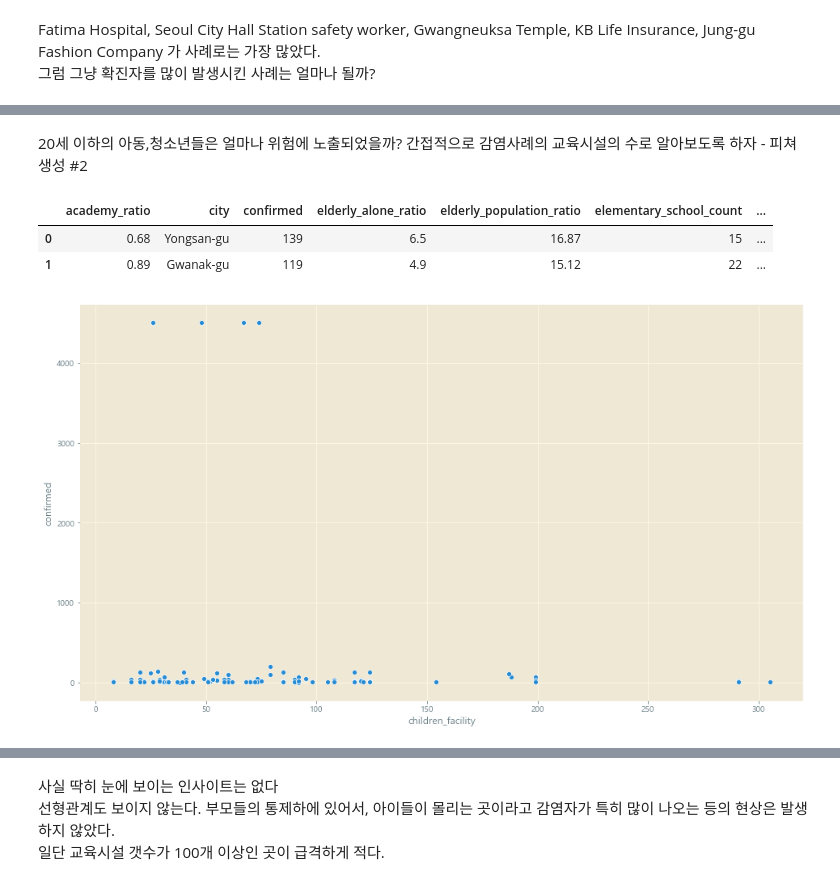
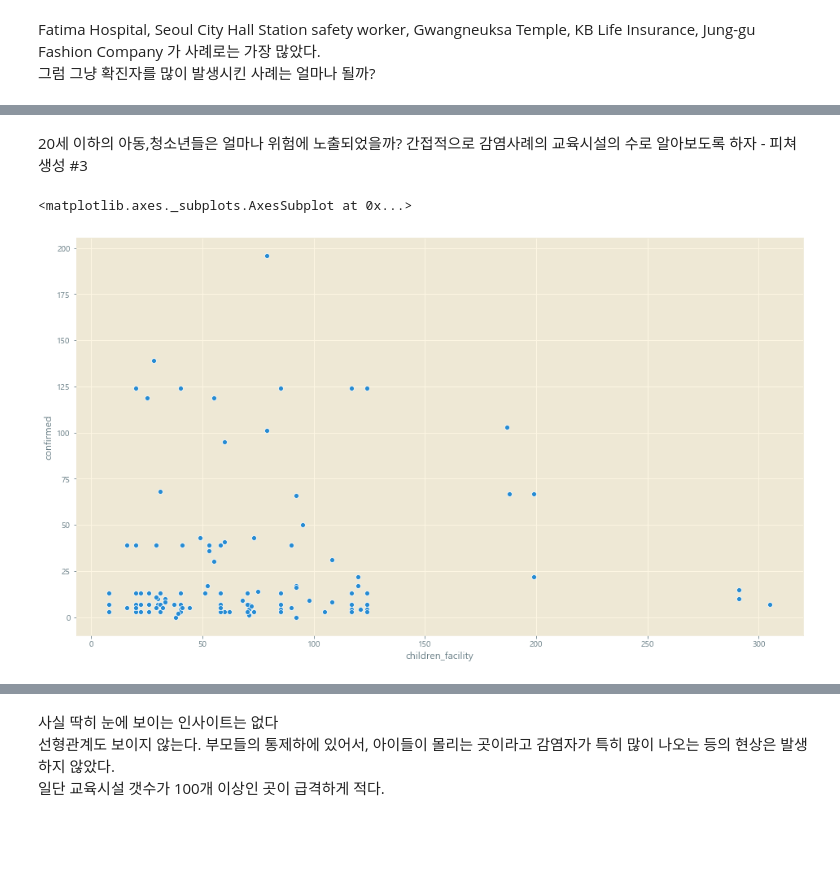
Before and after one commit to cryingjin/Today-I-Learned, a Jupyter notebook: week1_EDA_yj.ipynb, the cells around one changed output, grey strips where cells are left out. Saved outputs shown, nothing was run; the diff lists cells and outputs as text; code cells hidden in the pictures; blank space fills up the shorter version.

```diff
--- a/week1_EDA_yj.ipynb
+++ b/week1_EDA_yj.ipynb
@@ -300,0 +305,4 @@ Index(['academy_ratio', 'city', 'confirmed', 'elderly_alone_ratio',
+# %%
+# replace(old_val, new_val) 사용
+processed_data['latitude_x'] = processed_data['latitude_x'].replace('-',np.nan)
+processed_data['longitude_x'] = processed_data['longitude_x'].replace('-',np.nan)
@@ -300,0 +326,3 @@ Index(['academy_ratio', 'city', 'confirmed', 'elderly_alone_ratio',
+# %%
+processed_data.dropna(inplace=True)
+processed_data.info()
@@ -541,0 +545,3 @@ confirmed200.head()
+# %%
+ processed_data['numbers_level'] = processed_data.confirmed.map(lambda x: "low" if x <= 10 else ("high" if x > 50 else "mid"))
+ processed_data.head(10)
@@ -542,17 +578,11 @@ confirmed200.head()
 # %% [markdown]
-20세 이하의 아동,청소년들은 얼마나 위험에 노출되었을까? 간접적으로 감염사례의 교육시설의 수로 알아보도록 하자 - 피쳐생성 #2
+20세 이하의 아동,청소년들은 얼마나 위험에 노출되었을까? 간접적으로 감염사례의 교육시설의 수로 알아보도록 하자 - 피쳐생성 #3
-# %%
-# children_facility 컬럼 생성, 대학은 제외
-data['children_facility'] = data.elementary_school_count + data.kindergarten_count
-data.head(2)
-# %% [output]
-|  | academy_ratio | city | confirmed | elderly_alone_ratio | elderly_population_ratio | elementary_school_count | ... |
-| 0 | 0.68 | Yongsan-gu | 139 | 6.5 | 16.87 | 15 | ... |
-| 1 | 0.89 | Gwanak-gu | 119 | 4.9 | 15.12 | 22 | ... |
 # %%
-# children_facility 의 수와 확진자 수를 scatter plot 그림
+# processed_data에서 그려보자
+processed_data['children_facility'] = processed_data.elementary_school_count + processed_data.kindergarten_count
+
 plt.figure(figsize=(16,9))
-sns.scatterplot(x=data['children_facility'], y=data['confirmed'])
-plt.show()
+sns.scatterplot(x=processed_data['children_facility'], y=processed_data['confirmed'])
 # %% [output]
+<matplotlib.axes._subplots.AxesSubplot at 0x...>
-[figure, old version]
+[figure, new version]
```
Also changed, not shown: parts of 46 cells of this notebook.
